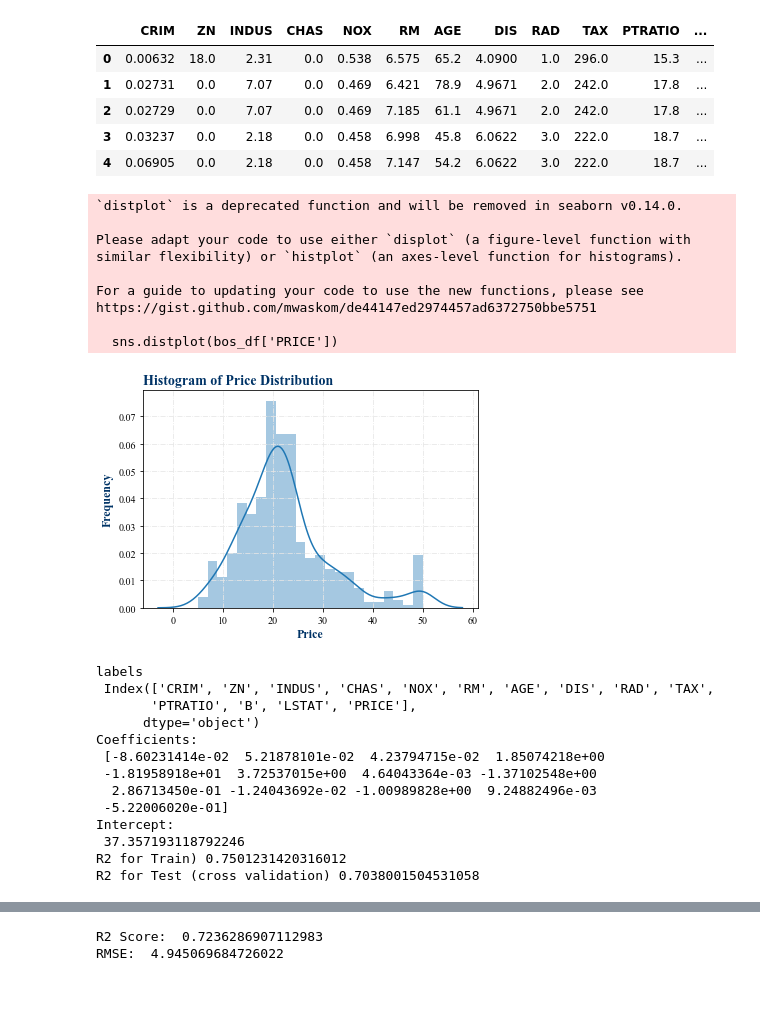
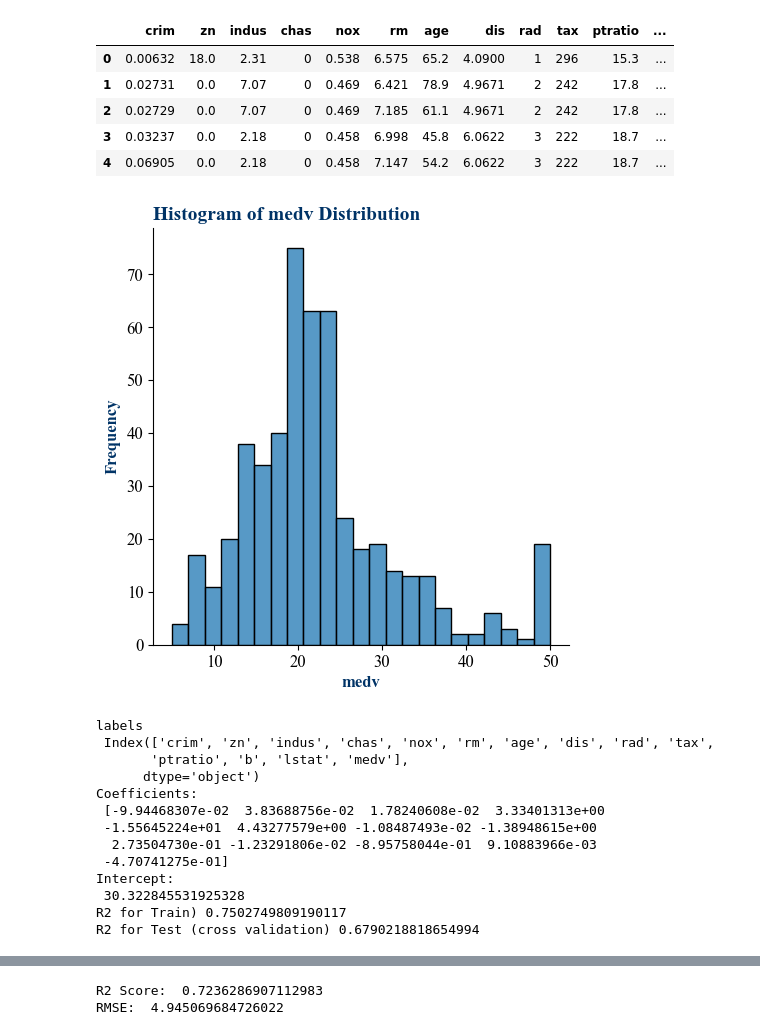
Before and after one commit to nakulpadalkar/flask-app-for-class, a Jupyter notebook: MLModel.ipynb, the cells around one changed output, grey strips where cells are left out. Cells and saved outputs as stored; diff of their text form; code cells hidden in the pictures; blank space fills up the shorter version.

```diff
--- a/MLModel.ipynb
+++ b/MLModel.ipynb
@@ -7,10 +7,9 @@ from sklearn.linear_model import LinearRegression
 from sklearn.model_selection import train_test_split, cross_val_score
 from sklearn.metrics import mean_squared_error
 
-from sklearn.datasets import load_boston
-boston = load_boston()
-bos_df = pd.DataFrame(boston.data, columns = boston.feature_names)
-bos_df['PRICE'] = boston.target
+boston = pd.read_csv("./app/TrainedModel/BostonHousing.csv")
+df_X = boston.drop(['medv'], axis=1)
+df_y = boston['medv']
 
-bos_df.describe()
+boston.describe()
 # %% [output]
@@ -45,14 +27,14 @@ bos_df.describe()
 # !chmod +x /usr/local/bin/orca
 # !apt-get install xvfb libgtk2.0-0 libgconf-2-4
 # %%
-bos_df.head()
+boston.head()
 # %% [output]
-|  | CRIM | ZN | INDUS | CHAS | NOX | RM | AGE | DIS | RAD | TAX | PTRATIO | ... |
-| 0 | 0.00632 | 18.0 | 2.31 | 0.0 | 0.538 | 6.575 | 65.2 | 4.0900 | 1.0 | 296.0 | 15.3 | ... |
-| 1 | 0.02731 | 0.0 | 7.07 | 0.0 | 0.469 | 6.421 | 78.9 | 4.9671 | 2.0 | 242.0 | 17.8 | ... |
-| 2 | 0.02729 | 0.0 | 7.07 | 0.0 | 0.469 | 7.185 | 61.1 | 4.9671 | 2.0 | 242.0 | 17.8 | ... |
-| 3 | 0.03237 | 0.0 | 2.18 | 0.0 | 0.458 | 6.998 | 45.8 | 6.0622 | 3.0 | 222.0 | 18.7 | ... |
-| 4 | 0.06905 | 0.0 | 2.18 | 0.0 | 0.458 | 7.147 | 54.2 | 6.0622 | 3.0 | 222.0 | 18.7 | ... |
+|  | crim | zn | indus | chas | nox | rm | age | dis | rad | tax | ptratio | ... |
+| 0 | 0.00632 | 18.0 | 2.31 | 0 | 0.538 | 6.575 | 65.2 | 4.0900 | 1 | 296 | 15.3 | ... |
+| 1 | 0.02731 | 0.0 | 7.07 | 0 | 0.469 | 6.421 | 78.9 | 4.9671 | 2 | 242 | 17.8 | ... |
+| 2 | 0.02729 | 0.0 | 7.07 | 0 | 0.469 | 7.185 | 61.1 | 4.9671 | 2 | 242 | 17.8 | ... |
+| 3 | 0.03237 | 0.0 | 2.18 | 0 | 0.458 | 6.998 | 45.8 | 6.0622 | 3 | 222 | 18.7 | ... |
+| 4 | 0.06905 | 0.0 | 2.18 | 0 | 0.458 | 7.147 | 54.2 | 6.0622 | 3 | 222 | 18.7 | ... |
 # %%
 # import seaborn as sns
 # sns.set_theme(style="ticks")
@@ -70,30 +52,21 @@ bos_df.head()
 # %%
 import matplotlib.pyplot as plt
 import seaborn as sns
-rc = {'figure.figsize':(10,5),
+rc = {'figure.figsize':(10,6),
       'axes.facecolor':'white',
-      'axes.grid' : True,
-      'grid.color': '.9',
+      'axes.grid' : False,
+      'grid.color': '#c9c9c9',
       'grid.linestyle':'-.',
       'font.family':'Times New Roman',
-      'font.size' : 15}
+      'font.size' : 12}
 plt.rcParams.update(rc)
-sns.distplot(bos_df['PRICE'])
-plt.title("Histogram of Price Distribution", loc='left', fontsize=14,fontweight='bold',color='#003366')
-plt.xlabel("Price", fontsize=12,fontweight='bold',color='#003366')
+sns.displot(boston['medv'])
+plt.title("Histogram of medv Distribution", loc='left', fontsize=14,fontweight='bold',color='#003366')
+plt.xlabel("medv", fontsize=12,fontweight='bold',color='#003366')
 plt.ylabel("Frequency", fontsize=12,fontweight='bold',color='#003366')
-plt.savefig('app/static/price_distribution.jpg',dpi=300)
+plt.savefig('./app/static/medv_distribution.jpg',dpi=300)
 # %% [output]
-`distplot` is a deprecated function and will be removed in seaborn v0.14.0.
-
-Please adapt your code to use either `displot` (a figure-level function with
-similar flexibility) or `histplot` (an axes-level function for histograms).
-
-For a guide to updating your code to use the new functions, please see
-https://gist.github.com/mwaskom/de44147ed2974457ad6372750bbe5751
-
-  sns.distplot(bos_df['PRICE'])
-[figure, old version]
+[figure, new version]
 # %%
 # from itertools import combinations
 # number_of_variables = 4
@@ -129,25 +102,25 @@ from sklearn.linear_model import LinearRegression
 lm = LinearRegression()
 lm.fit( X_train, y_train)
 
-print('labels\n', bos_df.columns)
+print('labels\n', boston.columns)
 print('Coefficients: \n', lm.coef_)
 print('Intercept: \n', lm.intercept_)
 print('R2 for Train)', lm.score( X_train, y_train ))
 print('R2 for Test (cross validation)', lm.score(X_test, y_test))
 # %% [output]
 labels
- Index(['CRIM', 'ZN', 'INDUS', 'CHAS', 'NOX', 'RM', 'AGE', 'DIS', 'RAD', 'TAX',
-       'PTRATIO', 'B', 'LSTAT', 'PRICE'],
+ Index(['crim', 'zn', 'indus', 'chas', 'nox', 'rm', 'age', 'dis', 'rad', 'tax',
+       'ptratio', 'b', 'lstat', 'medv'],
       dtype='object')
 Coefficients:
- [-8.60231414e-02  5.21878101e-02  4.23794715e-02  1.85074218e+00
- -1.81958918e+01  3.72537015e+00  4.64043364e-03 -1.37102548e+00
-  2.86713450e-01 -1.24043692e-02 -1.00989828e+00  9.24882496e-03
- -5.22006020e-01]
+ [-9.94468307e-02  3.83688756e-02  1.78240608e-02  3.33401313e+00
+ -1.55645224e+01  4.43277579e+00 -1.08487493e-02 -1.38948615e+00
+  2.73504730e-01 -1.23291806e-02 -8.95758044e-01  9.10883966e-03
+ -4.70741275e-01]
 Intercept:
- 37.357193118792246
-R2 for Train) 0.7501231420316012
-R2 for Test (cross validation) 0.7038001504531058
+ 30.322845531925328
+R2 for Train) 0.7502749809190117
+R2 for Test (cross validation) 0.6790218818654994
 # %%
 # import sklearn.metrics as metrics
 # def regression_results(y_true, y_pred):
```
Also changed, not shown: parts of 7 cells of this notebook.
